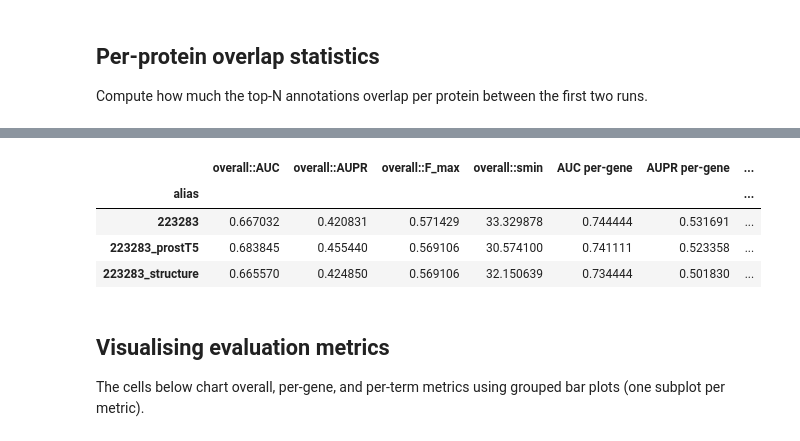
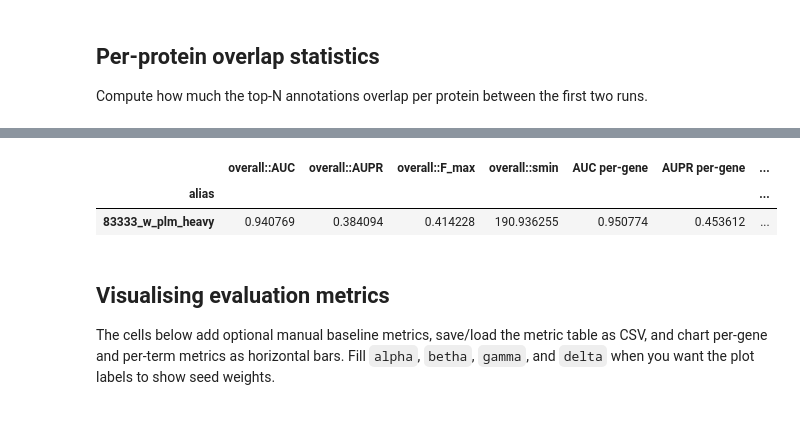
Before and after one commit to Mbaez97/S2F, a Jupyter notebook: notebooks/performance_analysis.ipynb, the cells around one changed output, grey strips where cells are left out. Cells and saved outputs as stored; diff of their text form; code cells hidden in the pictures.

```diff
--- a/notebooks/performance_analysis.ipynb
+++ b/notebooks/performance_analysis.ipynb
@@ -171,7 +232,9 @@ top_predictions.head()
 
 The cell below contrasts the first two aliases in `RUNS_TO_COMPARE`. Edit `BASELINE` and `VARIANT` if you prefer a different pair.
 # %%
-if len(RUNS_TO_COMPARE) >= 2:
+if top_predictions.empty:
+    print('Load predictions for exploration before computing pairwise deltas.')
+elif len(RUNS_TO_COMPARE) >= 2:
     BASELINE, VARIANT = RUNS_TO_COMPARE[0], RUNS_TO_COMPARE[1]
 
     baseline_top = (
@@ -256,14 +320,35 @@ Use the helpers below to discover metadata for the available runs and set up GOA
 # %%
 import re
 
+
 def _parse_taxon_from_fasta(fasta_path):
     """Infer a taxon identifier from the FASTA file name."""
-    stem = Path(fasta_path).stem
+    stem = Path(str(fasta_path)).stem
     match = re.search(r'(\d+)$', stem)
     if match:
         return match.group(1)
     digits = re.findall(r'\d+', stem)
     return digits[-1] if digits else None
+
+
+def _parse_taxon_from_alias(alias):
+    """Infer a taxon identifier from aliases such as 223283_w_equal."""
+    match = re.match(r'(\d+)', str(alias))
+    return match.group(1) if match else None
+
+
+def discover_run_config_paths(project_root: Path = PROJECT_ROOT):
+    """Find run configuration files under the repository conf tree."""
+    paths = []
+    run_conf = project_root / 'run.conf'
+    if run_conf.exists():
+        paths.append(run_conf)
+
+    conf_dir = project_root / 'conf'
+    if conf_dir.exists():
+        paths.extend(conf_dir.rglob('*.conf'))
+
+    return sorted({path.resolve() for path in paths})
 
 
 def discover_run_metadata(run_config_paths):
@@ -288,21 +373,25 @@ def discover_run_metadata(run_config_paths):
     return metadata
 
 
-# RUN_CONFIG_PATHS = sorted(Path('.').glob('run*.conf'))
-RUN_CONFIG_PATHS = sorted(Path('.').glob('../223283*.conf'))
+RUN_CONFIG_PATHS = discover_run_config_paths()
 RUN_METADATA = discover_run_metadata(RUN_CONFIG_PATHS)
+
+for alias in AVAILABLE_RUNS:
+    entry = RUN_METADATA.setdefault(alias, {})
+    entry.setdefault('taxon_id', _parse_taxon_from_alias(alias))
 
 metadata_table = pd.DataFrame(
     [
         {
             'alias': alias,
-            'run_config': str(meta.get('run_config')),
+            'run_config': str(meta.get('run_config')) if meta.get('run_config') else None,
             'fasta': meta.get('fasta'),
             'taxon_id': meta.get('taxon_id'),
         }
         for alias, meta in RUN_METADATA.items()
+        if alias in RUNS_TO_COMPARE
     ]
-).sort_values('alias').reset_index(drop=True) if RUN_METADATA else pd.DataFrame(columns=['alias', 'run_config', 'fasta', 'taxon_id'])
+).sort_values('alias').reset_index(drop=True)
 
 metadata_table
 # %% [output]
@@ -579,16 +716,15 @@ else:
 # %%
-metrics_df = pd.DataFrame(EVALUATION_SUMMARY).set_index('alias') if EVALUATION_SUMMARY else pd.DataFrame()
+metrics_df = EVALUATION_SUMMARY.copy() if isinstance(EVALUATION_SUMMARY, pd.DataFrame) else pd.DataFrame()
 if not metrics_df.empty:
     TARGET_METRICS = ('AUC', 'AUPR', 'F_max', 'smin')
     metrics_df = metrics_df[[
         col for col in metrics_df.columns
         if any(metric.lower() in col.lower() for metric in TARGET_METRICS)
     ]]
     metrics_df.sort_index(inplace=True)
+
 metrics_df
 # %% [output]
 |  | overall::AUC | overall::AUPR | overall::F_max | overall::smin | AUC per-gene | AUPR per-gene | ... |
 | alias |  |  |  |  |  |  | ... |
-| 223283 | 0.667032 | 0.420831 | 0.571429 | 33.329878 | 0.744444 | 0.531691 | ... |
-| 223283_prostT5 | 0.683845 | 0.455440 | 0.569106 | 30.574100 | 0.741111 | 0.523358 | ... |
-| 223283_structure | 0.665570 | 0.424850 | 0.569106 | 32.150639 | 0.734444 | 0.501830 | ... |
+| 83333_w_plm_heavy | 0.940769 | 0.384094 | 0.414228 | 190.936255 | 0.950774 | 0.453612 | ... |
@@ -595,4 +733,4 @@ metrics_df
 # %% [markdown]
 ## Visualising evaluation metrics
 
-The cells below chart overall, per-gene, and per-term metrics using grouped bar plots (one subplot per metric).
+The cells below add optional manual baseline metrics, save/load the metric table as CSV, and chart per-gene and per-term metrics as horizontal bars. Fill `alpha`, `betha`, `gamma`, and `delta` when you want the plot labels to show seed weights.
```
Also changed, not shown: parts of 20 cells of this notebook, 21 other files.
